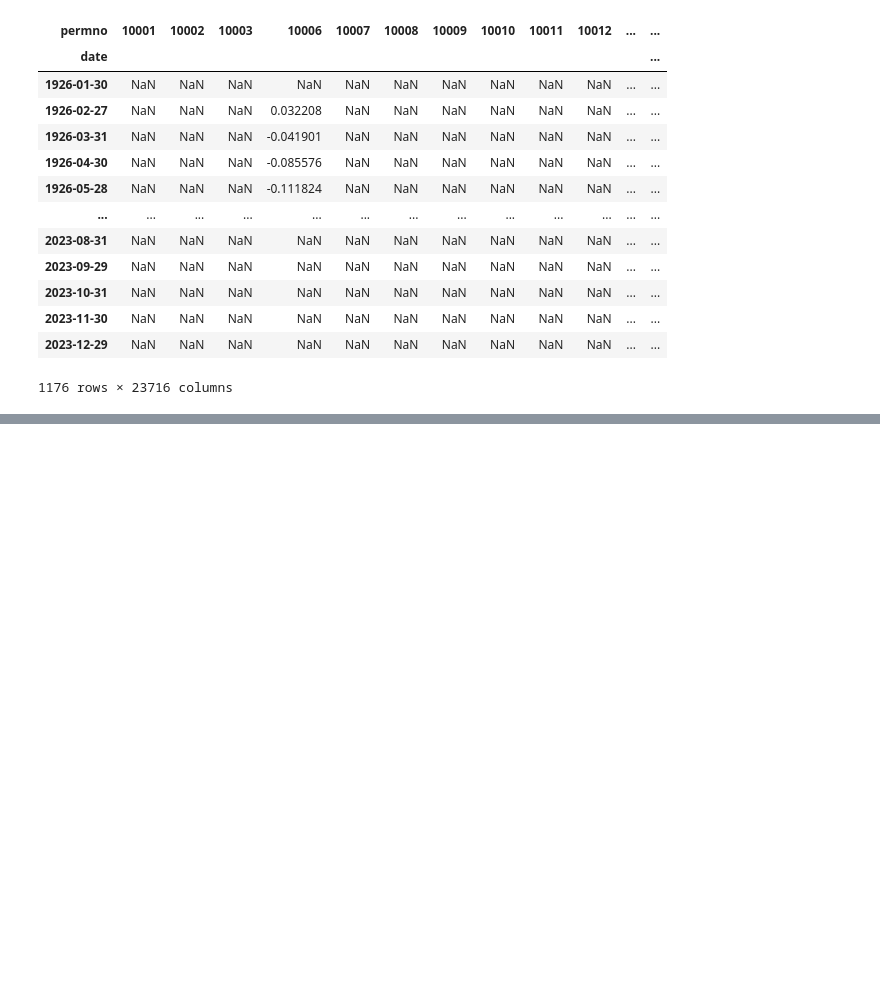
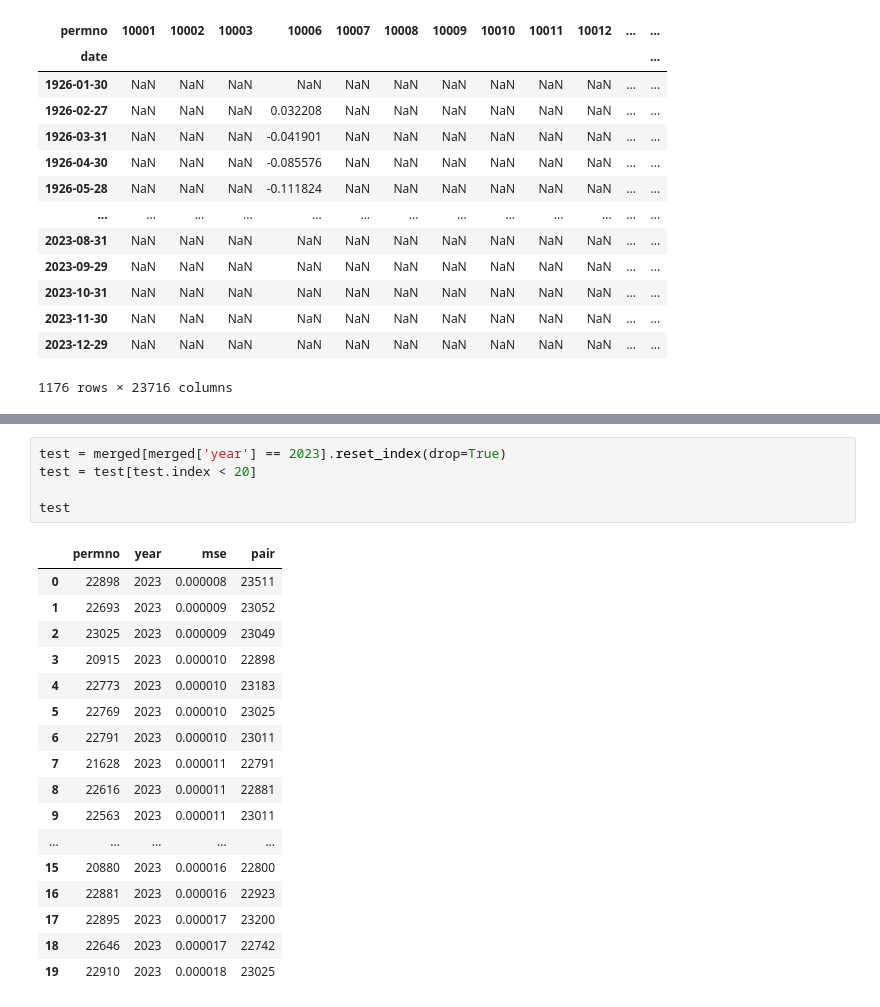
Before and after one commit to andrewhall1124/pairs_trading, a Jupyter notebook: strat_simple_pairs.ipynb, the cells around one changed output, grey strips where cells are left out. Saved outputs shown, nothing was run; the diff lists cells and outputs as text; blank space fills up the shorter version.

```diff
--- a/strat_simple_pairs.ipynb
+++ b/strat_simple_pairs.ipynb
@@ -198,0 +233,23 @@ plt.show()
+# %%
+test = merged[merged['year'] == 2023].reset_index(drop=True)
+test = test[test.index < 20]
+
+test
+# %% [output]
+|  | permno | year | mse | pair |
+| 0 | 22898 | 2023 | 0.000008 | 23511 |
+| 1 | 22693 | 2023 | 0.000009 | 23052 |
+| 2 | 23025 | 2023 | 0.000009 | 23049 |
+| 3 | 20915 | 2023 | 0.000010 | 22898 |
+| 4 | 22773 | 2023 | 0.000010 | 23183 |
+| 5 | 22769 | 2023 | 0.000010 | 23025 |
+| 6 | 22791 | 2023 | 0.000010 | 23011 |
+| 7 | 21628 | 2023 | 0.000011 | 22791 |
+| 8 | 22616 | 2023 | 0.000011 | 22881 |
+| 9 | 22563 | 2023 | 0.000011 | 23011 |
+| ... | ... | ... | ... | ... |
+| 15 | 20880 | 2023 | 0.000016 | 22800 |
+| 16 | 22881 | 2023 | 0.000016 | 22923 |
+| 17 | 22895 | 2023 | 0.000017 | 23200 |
+| 18 | 22646 | 2023 | 0.000017 | 22742 |
+| 19 | 22910 | 2023 | 0.000018 | 23025 |
```
Also changed, not shown: parts of 8 cells of this notebook, 3 other files.
